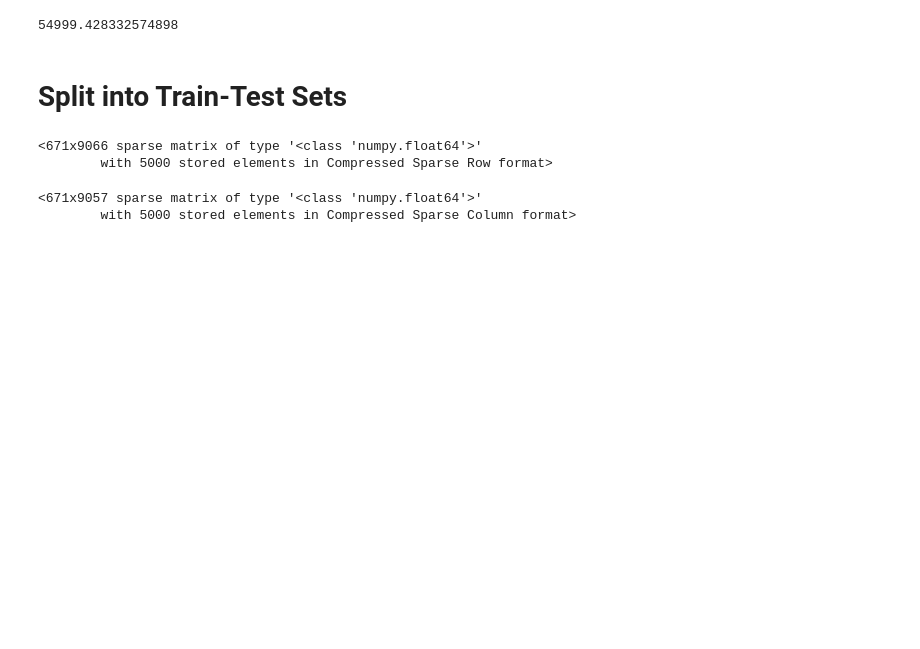
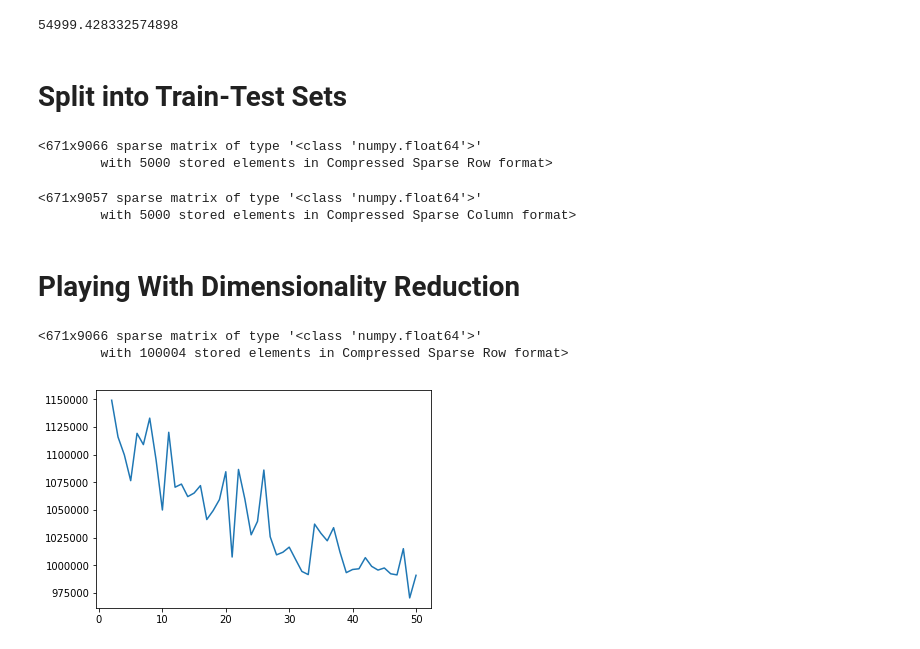
Before and after one commit to rwinklerwilkes/Recommenders, a Jupyter notebook: Chapter 3.ipynb, the cells around one changed output. Saved outputs shown, nothing was run; the diff lists cells and outputs as text; code cells hidden in the pictures; blank space fills up the shorter version.

Commit message:
Clustering
Playing around with clustering to see if I can make it work for collaborative filtering.

```diff
--- a/Chapter 3.ipynb
+++ b/Chapter 3.ipynb
@@ -309,3 +314,10 @@ e
 # %% [output]
 <671x9057 sparse matrix of type '<class 'numpy.float64'>'
         with 5000 stored elements in Compressed Sparse Column format>
+# %% [markdown]
+# Playing With Dimensionality Reduction
+# %%
+df_sparse
+# %% [output]
+<671x9066 sparse matrix of type '<class 'numpy.float64'>'
+        with 100004 stored elements in Compressed Sparse Row format>
@@ -311,0 +326,12 @@ e
+# %%
+inertia = []
+for i in range(2,51):
+    num_clusters = i
+    km = MiniBatchKMeans(num_clusters)
+    km.fit(df_sparse)
+    inertia.append(km.inertia_)
+# %%
+plt.plot(list(range(2,51)),inertia)
+plt.show()
+# %% [output]
+[figure, added]
```
Also changed, not shown: parts of 19 cells of this notebook.
